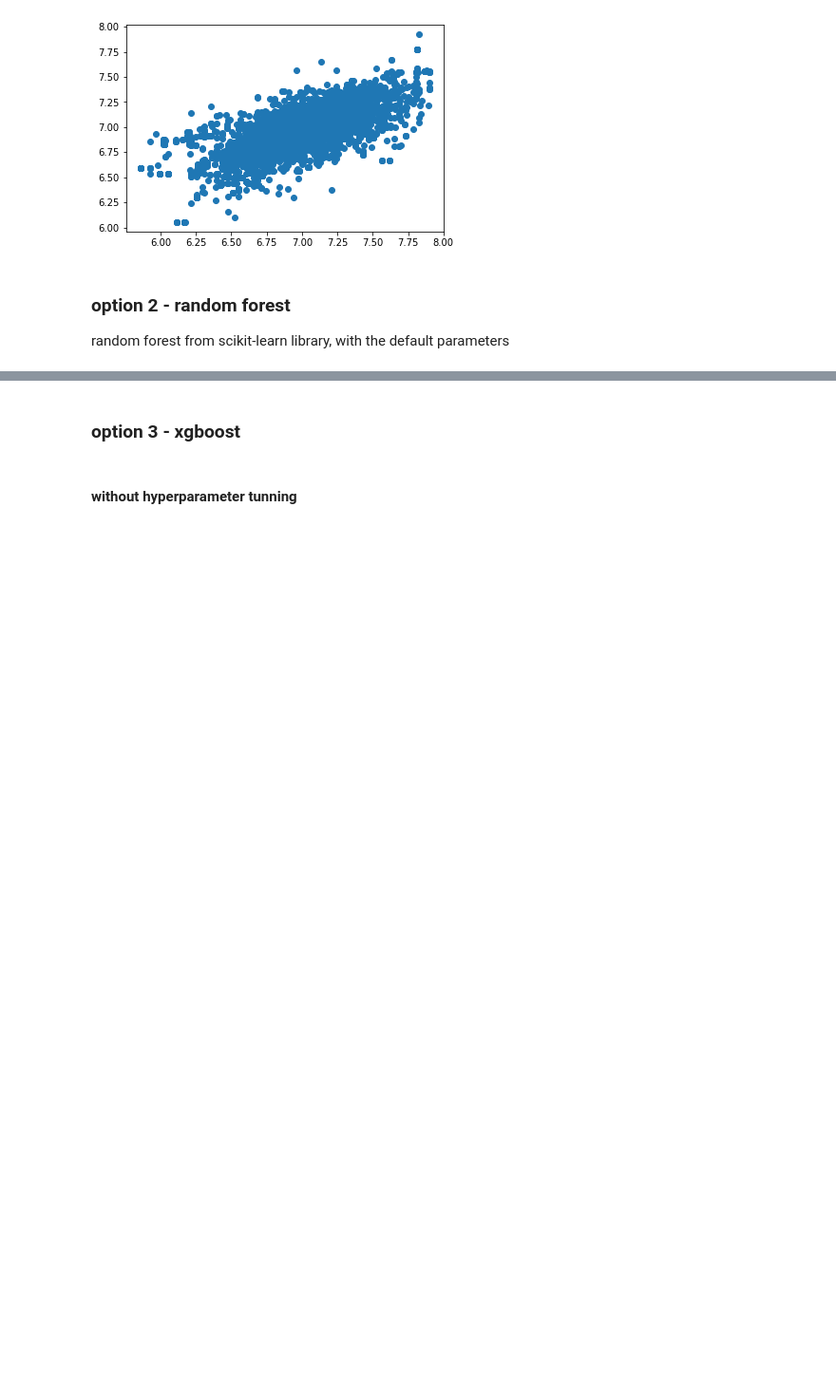
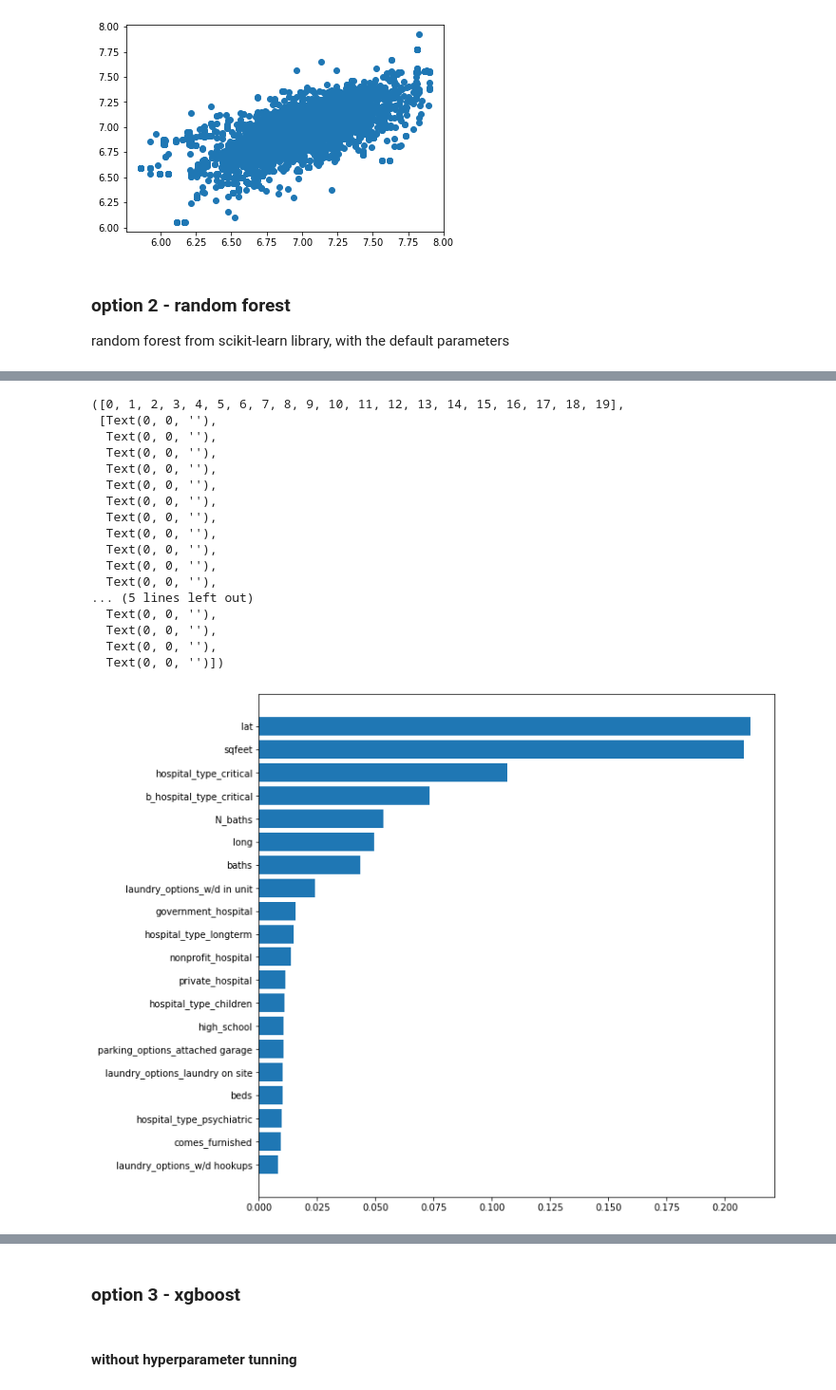
Before and after one commit to adriamd/ADSDB_project2, a Jupyter notebook: model.ipynb, the cells around one changed output, grey strips where cells are left out. Shown at 95% size. Drawn from its saved outputs; the diff is of its cells as text; code cells hidden in the pictures; blank space fills up the shorter version.

```diff
--- a/model.ipynb
+++ b/model.ipynb
@@ -309,0 +328,26 @@ plt.scatter(y_val, yhat_val_rf)
+# %%
+# top 20 feature importance
+sorted_idx = rf.feature_importances_.argsort()
+plt.figure(figsize=(10,10))
+plt.barh(rf.feature_names_in_[sorted_idx][-20:], rf.feature_importances_[sorted_idx][-20:])
+plt.xticks(fontsize=10)
+plt.yticks(fontsize=10)
+# %% [output]
+([0, 1, 2, 3, 4, 5, 6, 7, 8, 9, 10, 11, 12, 13, 14, 15, 16, 17, 18, 19],
+ [Text(0, 0, ''),
+  Text(0, 0, ''),
+  Text(0, 0, ''),
+  Text(0, 0, ''),
+  Text(0, 0, ''),
+  Text(0, 0, ''),
+  Text(0, 0, ''),
+  Text(0, 0, ''),
+  Text(0, 0, ''),
+  Text(0, 0, ''),
+  Text(0, 0, ''),
+... (5 lines left out)
+  Text(0, 0, ''),
+  Text(0, 0, ''),
+  Text(0, 0, ''),
+  Text(0, 0, '')])
+[figure, added]
```
Also changed, not shown: parts of 23 cells of this notebook, 2 other files.
